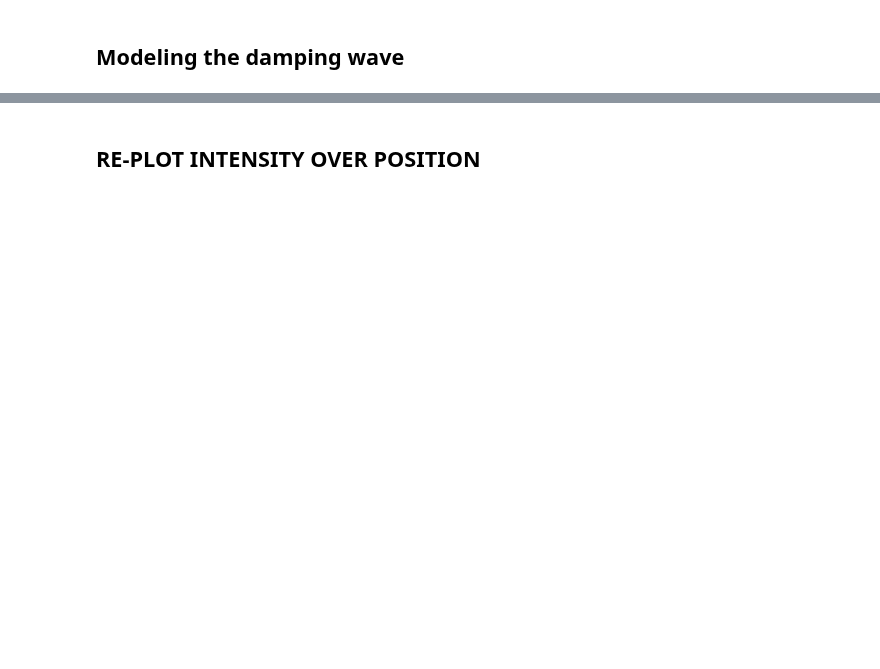
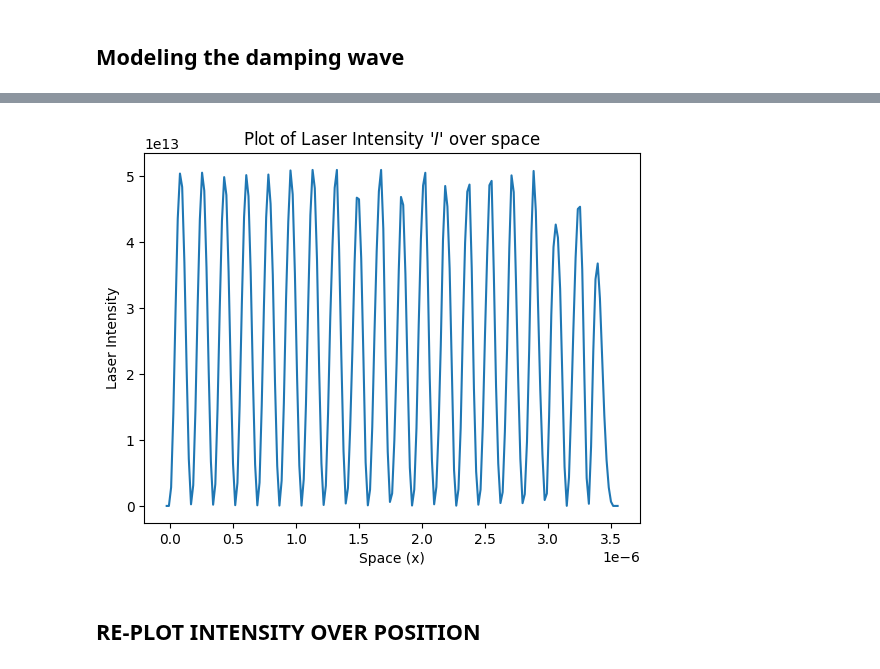
Before and after one commit to nickdavila/1D-Electromagnetic-Wave-Solver, a Jupyter notebook: Code/finite_difference_schemes.ipynb, the cells around one changed output, grey strips where cells are left out. Saved outputs shown, nothing was run; the diff lists cells and outputs as text; code cells hidden in the pictures; blank space fills up the shorter version.

```diff
--- a/Code/finite_difference_schemes.ipynb
+++ b/Code/finite_difference_schemes.ipynb
@@ -144,3 +144,15 @@ plt.show()
+# %%
+# laser_intensity = S_xt / (-2 * complex_wavenumber)
+laser_intensity = (speed_of_light * n_real * permittivity_free_space)/2 * (E_complex_data.real)**2
+S_xt_ = -2 * complex_wavenumber * laser_intensity
+# %%
+plt.plot(E_complex_data_xdata, laser_intensity[401,:])
+plt.title("Plot of Laser Intensity '$I$' over space")
+plt.xlabel("Space (x)")
+plt.ylabel("Laser Intensity")
+plt.show()
+# %% [output]
+[figure, added]
 # %%
 Thickness = 1000 * nm
 Nz = int(Thickness*um/wavelength_355nm)
```
Also changed, not shown: parts of 1 cell of this notebook, 1 other file.
